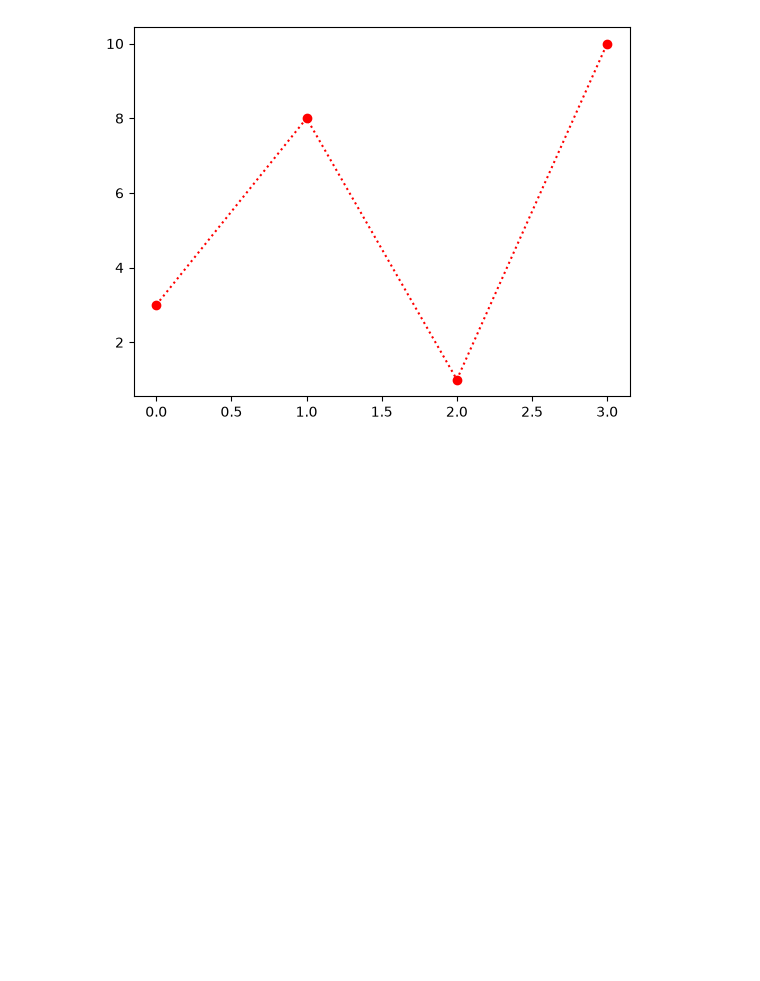
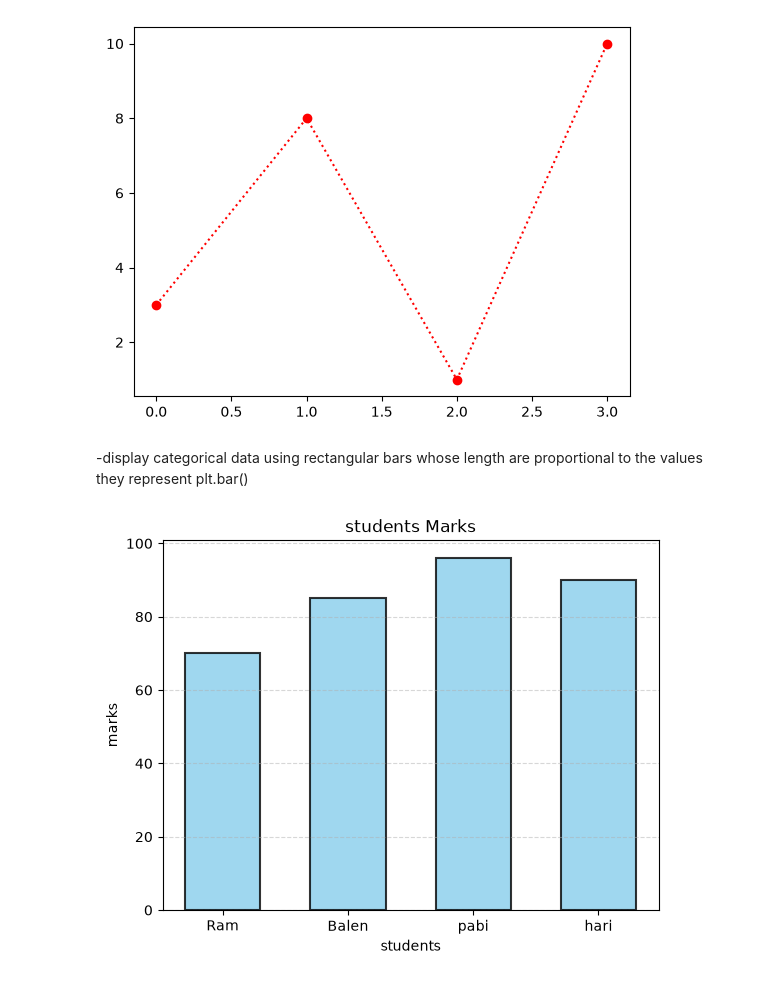
Before and after one commit to Aarati123456/python-data-science, a Jupyter notebook: pandas.ipynb, the cells around one changed output. Cells and saved outputs as stored; diff of their text form; code cells hidden in the pictures; blank space fills up the shorter version.

```diff
--- a/pandas.ipynb
+++ b/pandas.ipynb
@@ -138,3 +138,26 @@ plt.show()
 [figure]
 # %%
 ## bar chart
+# %% [markdown]
+
+-display categorical data using rectangular bars whose length are proportional to the values they represent plt.bar()
+# %%
+students = ["Ram", "Balen", "pabi", "hari"]
+
+marks = [70,85,96,90]
+plt.bar(
+    students,
+    marks,
+    width=0.6,
+    color="skyblue",
+    edgecolor="black",
+    linewidth=1.5,
+    alpha=0.8
+)
+plt.xlabel("students")
+plt.ylabel("marks")
+plt.title("students Marks")
+plt.grid(axis="y", linestyle="--",alpha=0.5)
+plt.show()
+# %% [output]
+[figure, added]
```
Also changed, not shown: parts of 1 cell of this notebook.
